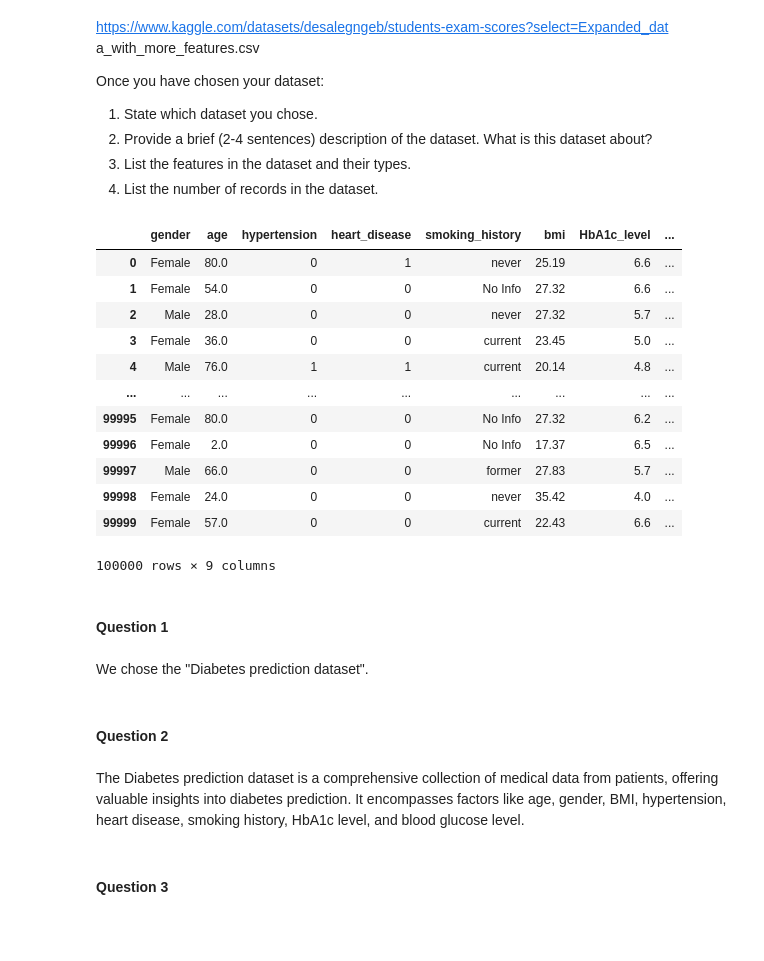
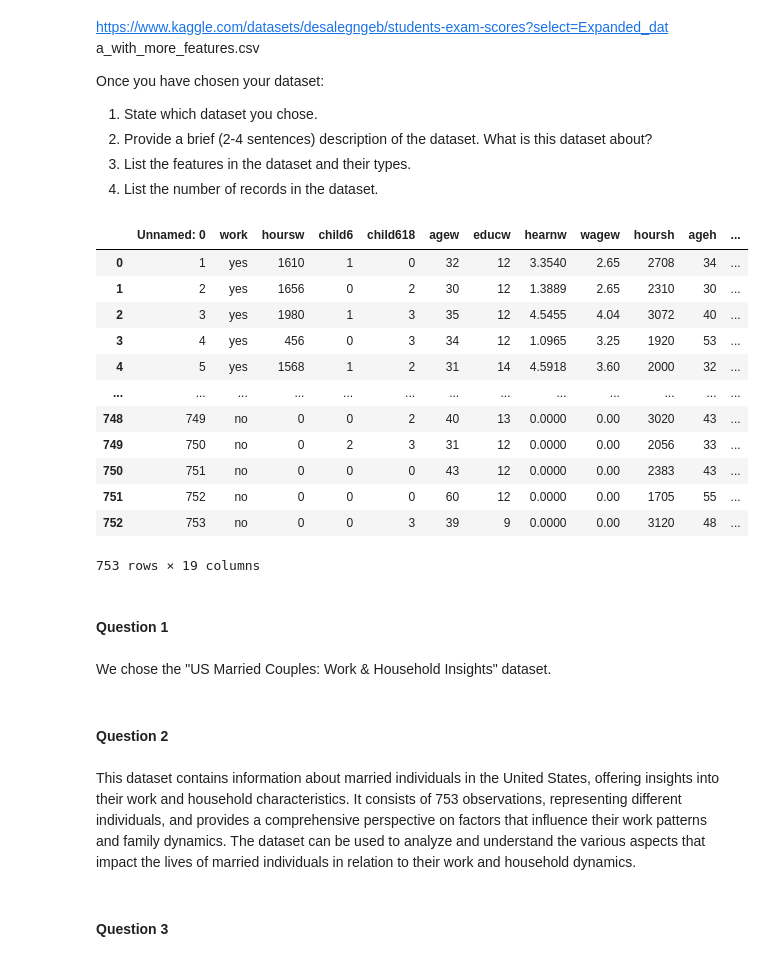
Before and after one commit to LiorBenSidi/Mini-Project, a Jupyter notebook: Mini-Project.ipynb, the cells around one changed output. Drawn from its saved outputs; the diff is of its cells as text; code cells hidden in the pictures; blank space fills up the shorter version.

```diff
--- a/Mini-Project.ipynb
+++ b/Mini-Project.ipynb
@@ -84,32 +84,29 @@ import seaborn as sns
 sns.set_palette("viridis")
 from tqdm import tqdm
 # %%
-df_diabetes = pd.read_csv('diabetes_prediction_dataset.csv')
-df_diabetes
+df_Mroz = pd.read_csv('Mroz.csv')
+df_Mroz
 # %% [output]
-|  | gender | age | hypertension | heart_disease | smoking_history | bmi | HbA1c_level | ... |
-| 0 | Female | 80.0 | 0 | 1 | never | 25.19 | 6.6 | ... |
-| 1 | Female | 54.0 | 0 | 0 | No Info | 27.32 | 6.6 | ... |
-| 2 | Male | 28.0 | 0 | 0 | never | 27.32 | 5.7 | ... |
-| 3 | Female | 36.0 | 0 | 0 | current | 23.45 | 5.0 | ... |
-| 4 | Male | 76.0 | 1 | 1 | current | 20.14 | 4.8 | ... |
-| ... | ... | ... | ... | ... | ... | ... | ... | ... |
-| 99995 | Female | 80.0 | 0 | 0 | No Info | 27.32 | 6.2 | ... |
-| 99996 | Female | 2.0 | 0 | 0 | No Info | 17.37 | 6.5 | ... |
-| 99997 | Male | 66.0 | 0 | 0 | former | 27.83 | 5.7 | ... |
-| 99998 | Female | 24.0 | 0 | 0 | never | 35.42 | 4.0 | ... |
-| 99999 | Female | 57.0 | 0 | 0 | current | 22.43 | 6.6 | ... |
+|  | Unnamed: 0 | work | hoursw | child6 | child618 | agew | educw | hearnw | wagew | hoursh | ageh | ... |
+| 0 | 1 | yes | 1610 | 1 | 0 | 32 | 12 | 3.3540 | 2.65 | 2708 | 34 | ... |
+| 1 | 2 | yes | 1656 | 0 | 2 | 30 | 12 | 1.3889 | 2.65 | 2310 | 30 | ... |
+| 2 | 3 | yes | 1980 | 1 | 3 | 35 | 12 | 4.5455 | 4.04 | 3072 | 40 | ... |
+| 3 | 4 | yes | 456 | 0 | 3 | 34 | 12 | 1.0965 | 3.25 | 1920 | 53 | ... |
+| 4 | 5 | yes | 1568 | 1 | 2 | 31 | 14 | 4.5918 | 3.60 | 2000 | 32 | ... |
+| ... | ... | ... | ... | ... | ... | ... | ... | ... | ... | ... | ... | ... |
+| 748 | 749 | no | 0 | 0 | 2 | 40 | 13 | 0.0000 | 0.00 | 3020 | 43 | ... |
+| 749 | 750 | no | 0 | 2 | 3 | 31 | 12 | 0.0000 | 0.00 | 2056 | 33 | ... |
+| 750 | 751 | no | 0 | 0 | 0 | 43 | 12 | 0.0000 | 0.00 | 2383 | 43 | ... |
+| 751 | 752 | no | 0 | 0 | 0 | 60 | 12 | 0.0000 | 0.00 | 1705 | 55 | ... |
+| 752 | 753 | no | 0 | 0 | 3 | 39 | 9 | 0.0000 | 0.00 | 3120 | 48 | ... |
-100000 rows × 9 columns
+753 rows × 19 columns
 # %% [markdown]
 #### Question 1
 # %% [markdown]
-We chose the "Diabetes prediction dataset".
+We chose the "US Married Couples: Work & Household Insights" dataset.
 # %% [markdown]
 #### Question 2
-# %% [markdown]
-The Diabetes prediction dataset is a comprehensive collection of medical data from patients,
-offering valuable insights into diabetes prediction.
-It encompasses factors like age, gender, BMI, hypertension, heart disease,
-smoking history, HbA1c level, and blood glucose level.
+# %% [markdown]
+This dataset contains information about married individuals in the United States, offering insights into their work and household characteristics. It consists of 753 observations, representing different individuals, and provides a comprehensive perspective on factors that influence their work patterns and family dynamics. The dataset can be used to analyze and understand the various aspects that impact the lives of married individuals in relation to their work and household dynamics.
 # %% [markdown]
 #### Question 3
```
Also changed, not shown: parts of 19 cells of this notebook, 1 other file.
